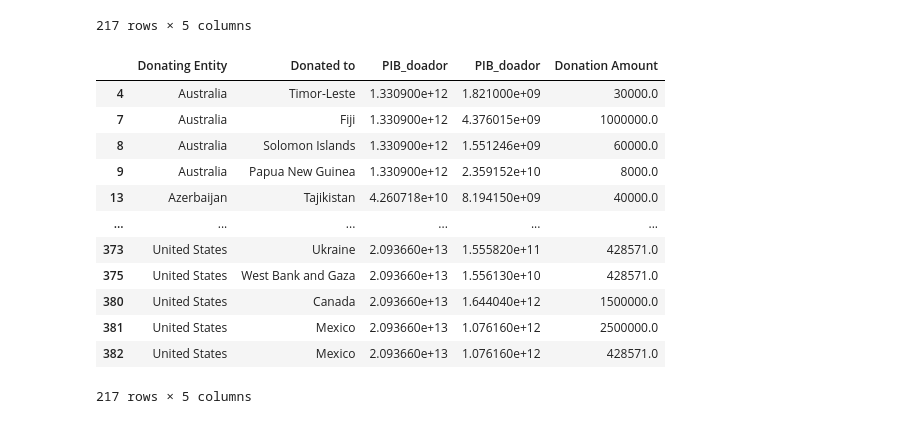
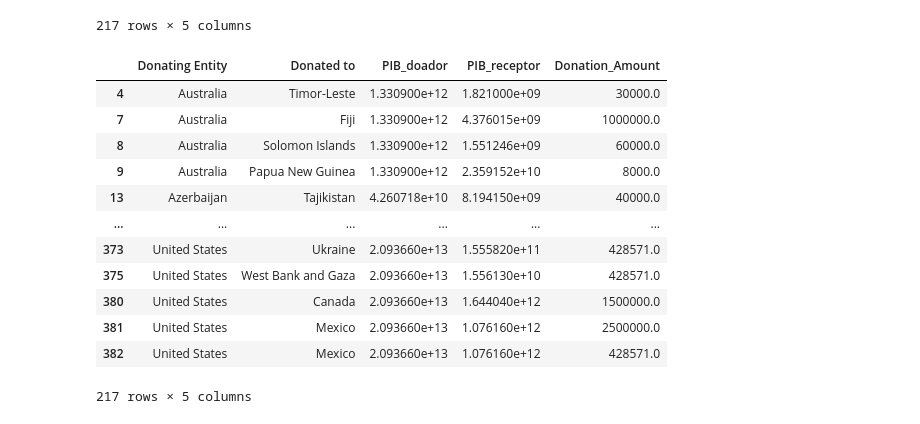
Before and after one commit to joaogcfa/ProjetoRedes, a Jupyter notebook: Projeto.ipynb, the cells around one changed output. Drawn from its saved outputs; the diff is of its cells as text; code cells hidden in the pictures.

```diff
--- a/Projeto.ipynb
+++ b/Projeto.ipynb
@@ -31,10 +38,12 @@ pib.head()
 | 3 | Africa Western and Central | 7.865850e+11 |
 | 4 | Angola | 6.230691e+10 |
 # %%
-df_final = pd.merge(donations_drop, pib,
+# Alocando uma coluna de PIB para os países que doaram a vacina
+
+df = pd.merge(donations_drop, pib,
                    on='Donating Entity',
                    how='left')
-df_final.head()
+df.head()
 # %% [output]
 |  | Donating Entity | Donated to | Donation Amount | 2020 |
 | 0 | Alrosa Group | Angola | 50,000 | NaN |
@@ -43,12 +52,14 @@ df_final.head()
 | 3 | Australia | Unknown | 38,902,000 | 1.330900e+12 |
 | 4 | Australia | Timor-Leste | 30,000 | 1.330900e+12 |
 # %%
-df_novo = pd.merge(df_final, pib,
-                   how='left', left_on = 'Donated to', right_on = 'Donating Entity')
+# Alocando uma coluna de PIB para os países receptores e arrumando as colunas
 
-df_novo.drop('Donating Entity_y', axis='columns', inplace=True)
-df_finalfinal = df_novo.dropna(0,'any')
-df_finalfinal
+df = pd.merge(df, pib, how='left', left_on = 'Donated to', right_on = 'Donating Entity')
+
+df.drop('Donating Entity_y', axis='columns', inplace=True)
+
+df = df.dropna(0,'any')
+df
 # %% [output]
 |  | Donating Entity_x | Donated to | Donation Amount | 2020_x | 2020_y |
 | 4 | Australia | Timor-Leste | 30,000 | 1.330900e+12 | 1.821000e+09 |
@@ -64,15 +75,16 @@ df_finalfinal
 | 382 | United States | Mexico | 428,571 | 2.093660e+13 | 1.076160e+12 |
 217 rows × 5 columns
 # %%
-df = df_finalfinal.rename(columns = {'Donating Entity_x': 'Donating Entity', '2020_x': 'PIB_doador', '2020_y': 'PIB_doador'},
+df = df.rename(columns = {'Donating Entity_x': 'Donating Entity', '2020_x': 'PIB_doador', '2020_y': 'PIB_receptor'},
                      inplace = False)
 # %%
+# Transformando a coluna de doações em float
 df['amount'] = df['Donation Amount'].str.replace(',', '').astype(float)
 df.drop('Donation Amount', axis='columns', inplace=True)
-df = df.rename(columns = {'amount': 'Donation Amount'}, inplace = False)
+df = df.rename(columns = {'amount': 'Donation_Amount'}, inplace = False)
 df
 # %% [output]
-|  | Donating Entity | Donated to | PIB_doador | PIB_doador | Donation Amount |
+|  | Donating Entity | Donated to | PIB_doador | PIB_receptor | Donation_Amount |
 | 4 | Australia | Timor-Leste | 1.330900e+12 | 1.821000e+09 | 30000.0 |
 | 7 | Australia | Fiji | 1.330900e+12 | 4.376015e+09 | 1000000.0 |
 | 8 | Australia | Solomon Islands | 1.330900e+12 | 1.551246e+09 | 60000.0 |
```
Also changed, not shown: parts of 20 cells of this notebook.
